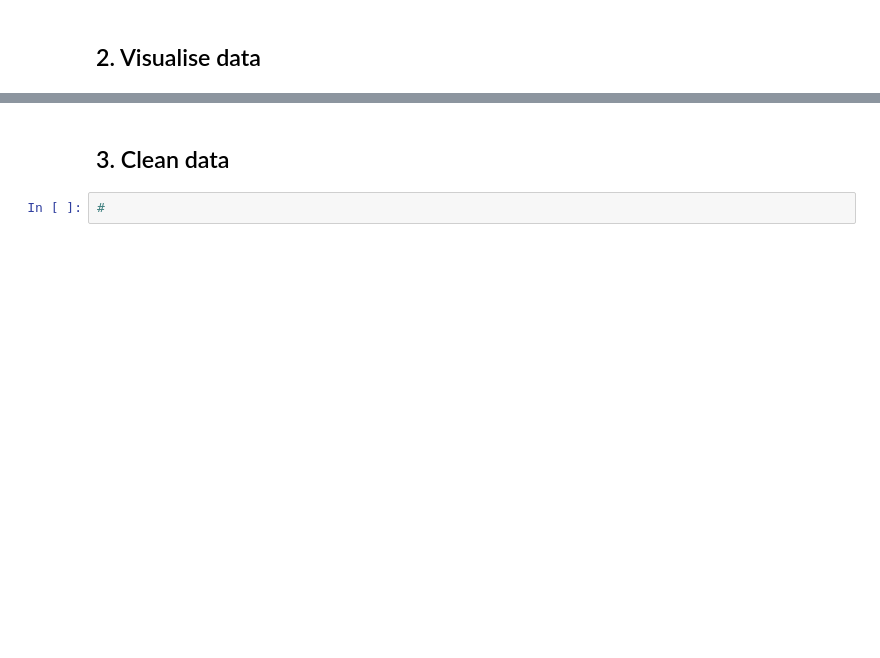
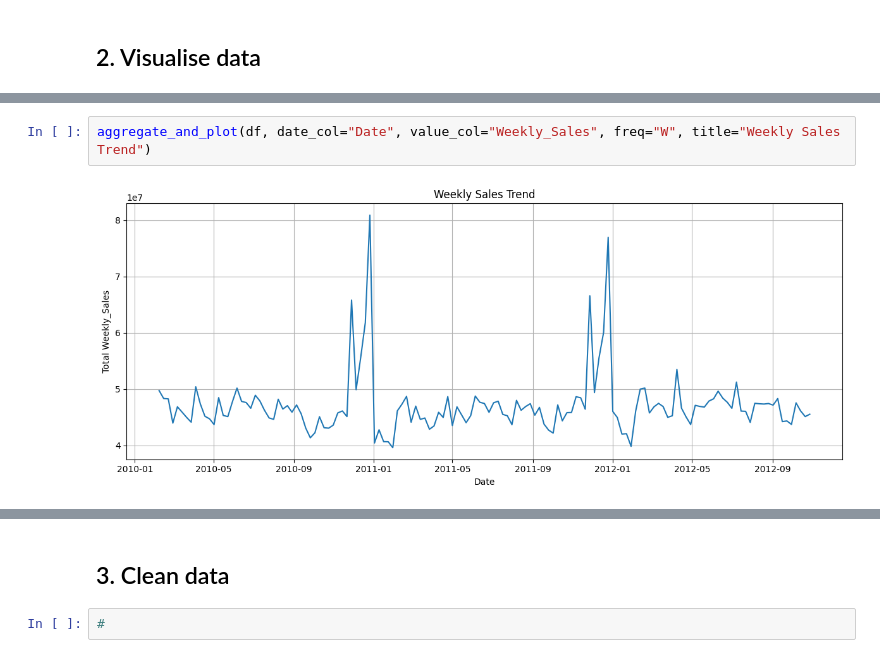
Before and after one commit to wyan170/Phase2_project, a Jupyter notebook: data-science/1. Analysis and Preprocessing/part1-submission.ipynb, the cells around one changed output, grey strips where cells are left out. Cells and saved outputs as stored; diff of their text form; blank space fills up the shorter version.

```diff
--- a/data-science/1. Analysis and Preprocessing/part1-submission.ipynb
+++ b/data-science/1. Analysis and Preprocessing/part1-submission.ipynb
@@ -158,0 +211,4 @@ show_distribution_with_stats(df["Size"])
+# %%
+aggregate_and_plot(df, date_col="Date", value_col="Weekly_Sales", freq="W", title="Weekly Sales Trend")
+# %% [output]
+[figure, added]
```
Also changed, not shown: parts of 12 cells of this notebook.
